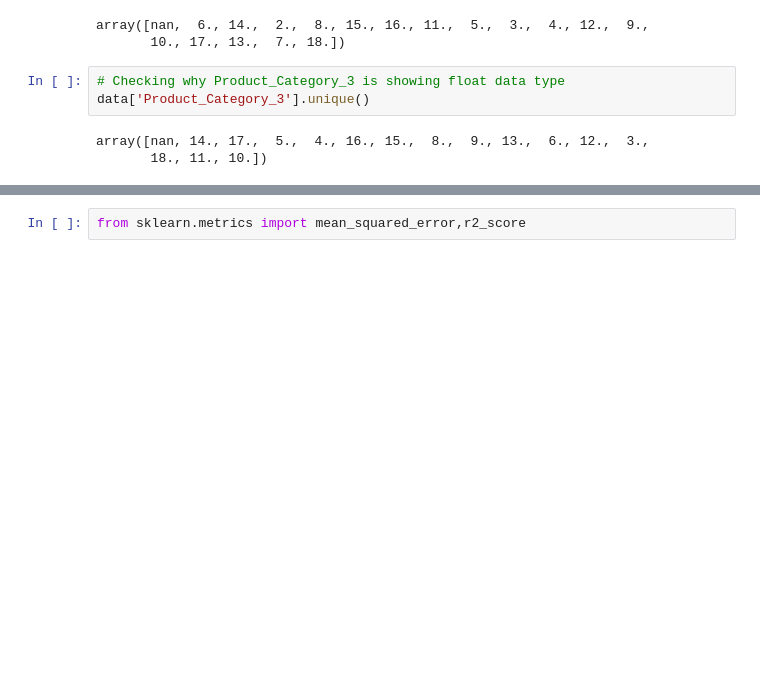
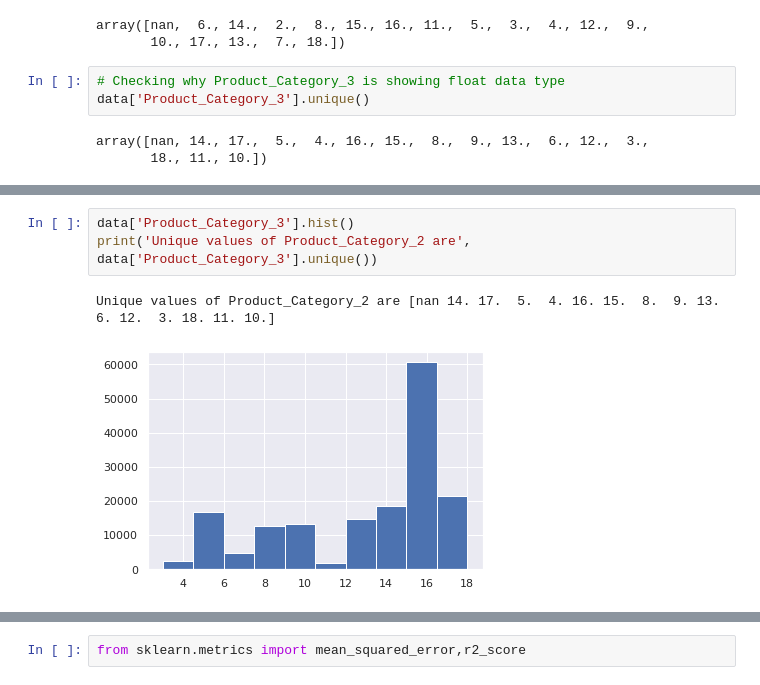
Before and after one commit to MehboobaC/Black-Friday-Sales-Analysis, a Jupyter notebook: TEAM_5.ipynb, the cells around one changed output, grey strips where cells are left out. Saved outputs shown, nothing was run; the diff lists cells and outputs as text; blank space fills up the shorter version.

```diff
--- a/TEAM_5.ipynb
+++ b/TEAM_5.ipynb
@@ -387,0 +384,6 @@ data.head()
+# %%
+data['Product_Category_3'].hist()
+print('Unique values of Product_Category_2 are', data['Product_Category_3'].unique())
+# %% [output]
+Unique values of Product_Category_2 are [nan 14. 17.  5.  4. 16. 15.  8.  9. 13.  6. 12.  3. 18. 11. 10.]
+[figure, added]
```
Also changed, not shown: parts of 251 cells of this notebook.
